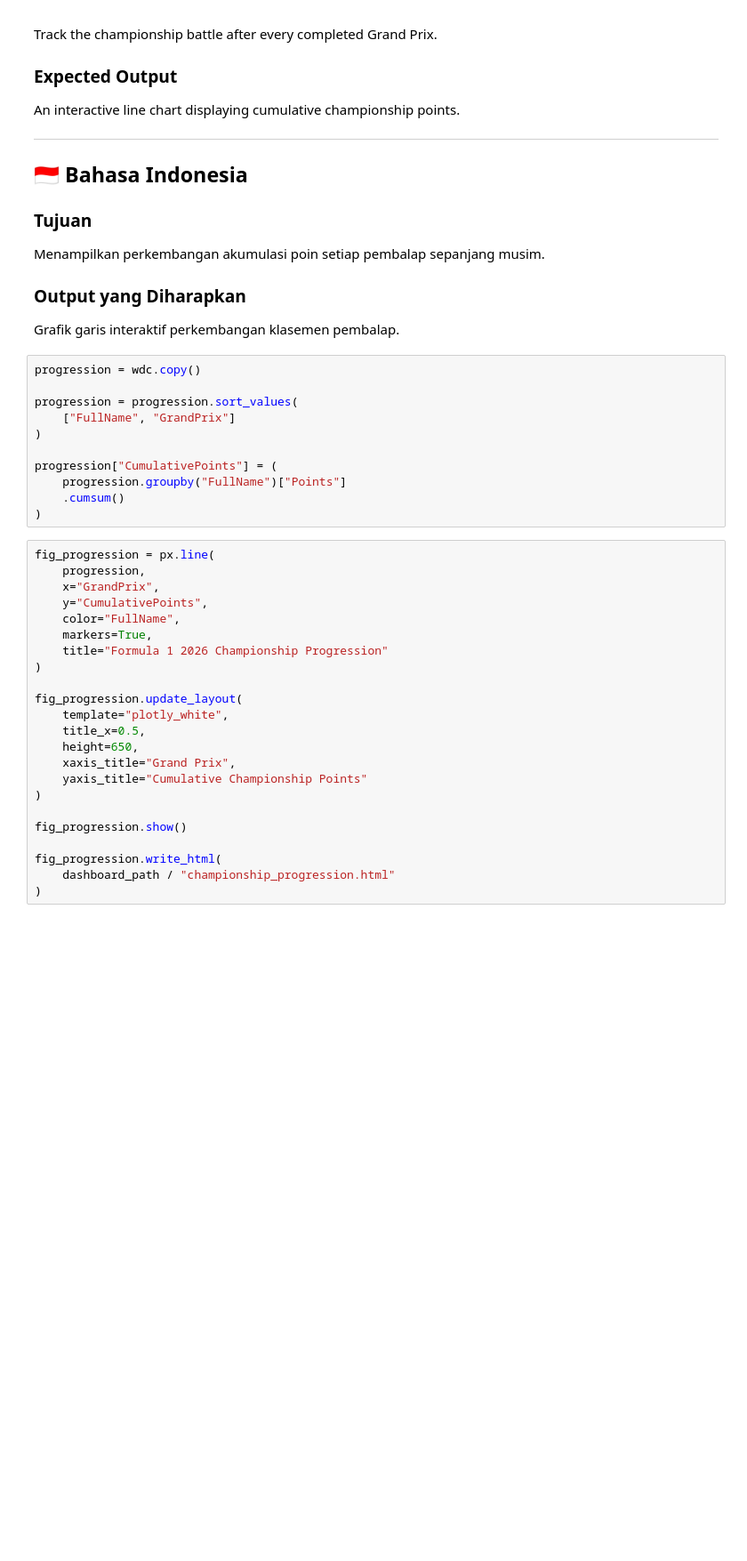
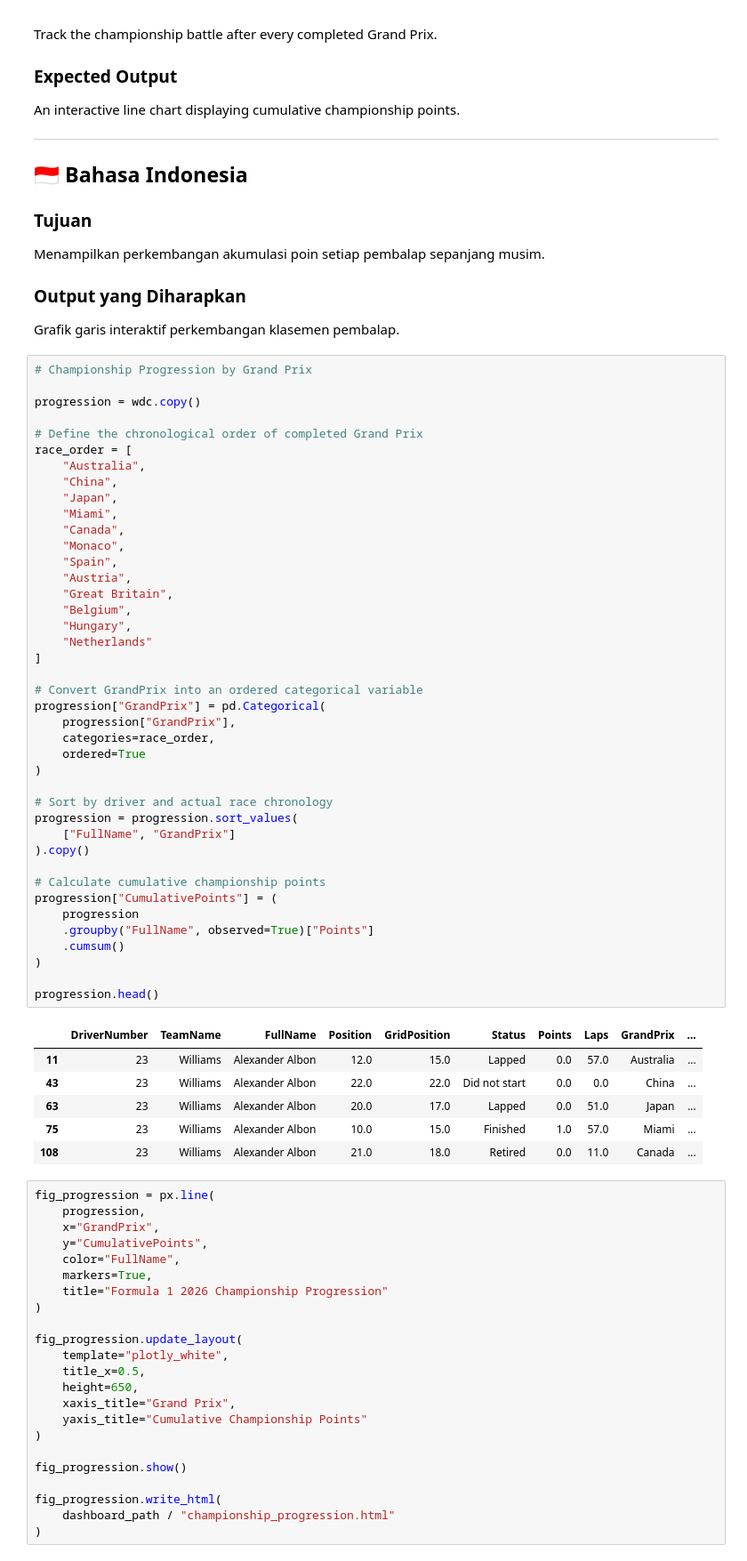
Before and after one commit to reginasnp/F1-WDC-2026-Dashboard, a Jupyter notebook: notebook/06_dashboard.ipynb, the cells around one changed output. Shown at 89% size. Drawn from its saved outputs; the diff is of its cells as text; blank space fills up the shorter version.

```diff
--- a/notebook/06_dashboard.ipynb
+++ b/notebook/06_dashboard.ipynb
@@ -616,16 +659,53 @@ Menampilkan perkembangan akumulasi poin setiap pembalap sepanjang musim.
 
 Grafik garis interaktif perkembangan klasemen pembalap.
 # %%
+# Championship Progression by Grand Prix
+
 progression = wdc.copy()
 
+# Define the chronological order of completed Grand Prix
+race_order = [
+    "Australia",
+    "China",
+    "Japan",
+    "Miami",
+    "Canada",
+    "Monaco",
+    "Spain",
+    "Austria",
+    "Great Britain",
+    "Belgium",
+    "Hungary",
+    "Netherlands"
+]
+
+# Convert GrandPrix into an ordered categorical variable
+progression["GrandPrix"] = pd.Categorical(
+    progression["GrandPrix"],
+    categories=race_order,
+    ordered=True
+)
+
+# Sort by driver and actual race chronology
 progression = progression.sort_values(
     ["FullName", "GrandPrix"]
+).copy()
+
+# Calculate cumulative championship points
+progression["CumulativePoints"] = (
+    progression
+    .groupby("FullName", observed=True)["Points"]
+    .cumsum()
 )
 
-progression["CumulativePoints"] = (
-    progression.groupby("FullName")["Points"]
-    .cumsum()
-)
+progression.head()
+# %% [output]
+|  | DriverNumber | TeamName | FullName | Position | GridPosition | Status | Points | Laps | GrandPrix | ... |
+| 11 | 23 | Williams | Alexander Albon | 12.0 | 15.0 | Lapped | 0.0 | 57.0 | Australia | ... |
+| 43 | 23 | Williams | Alexander Albon | 22.0 | 22.0 | Did not start | 0.0 | 0.0 | China | ... |
+| 63 | 23 | Williams | Alexander Albon | 20.0 | 17.0 | Lapped | 0.0 | 51.0 | Japan | ... |
+| 75 | 23 | Williams | Alexander Albon | 10.0 | 15.0 | Finished | 1.0 | 57.0 | Miami | ... |
+| 108 | 23 | Williams | Alexander Albon | 21.0 | 18.0 | Retired | 0.0 | 11.0 | Canada | ... |
 # %%
 fig_progression = px.line(
     progression,
```
Also changed, not shown: parts of 9 cells of this notebook, 22 other files.
